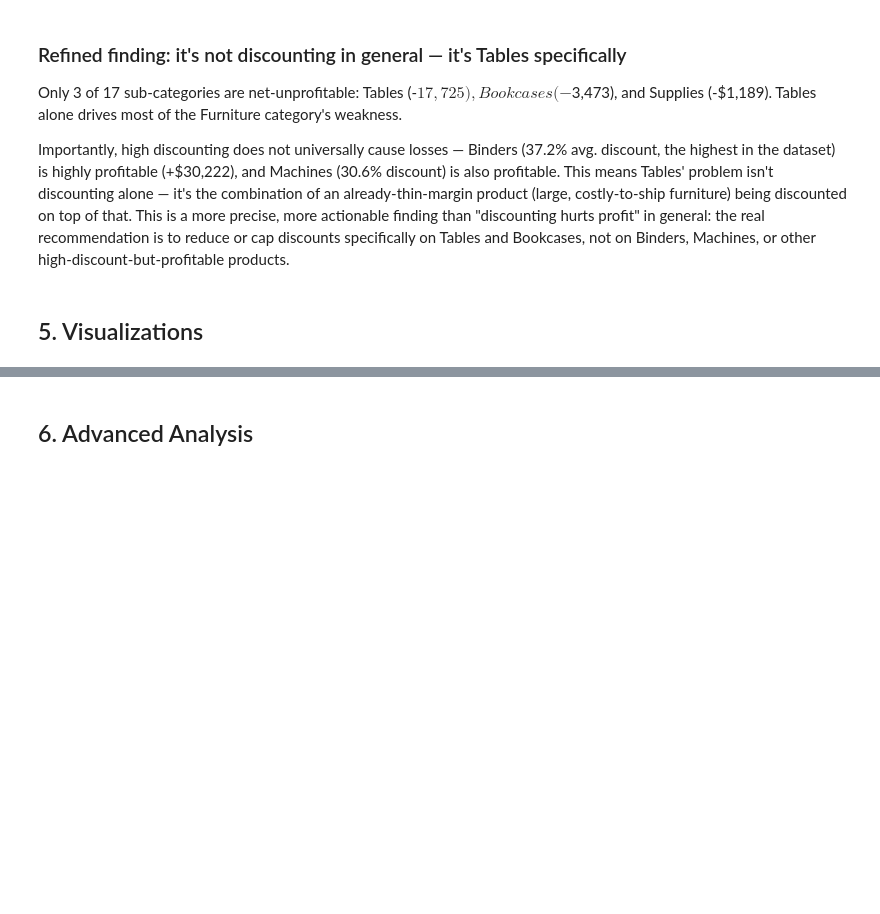
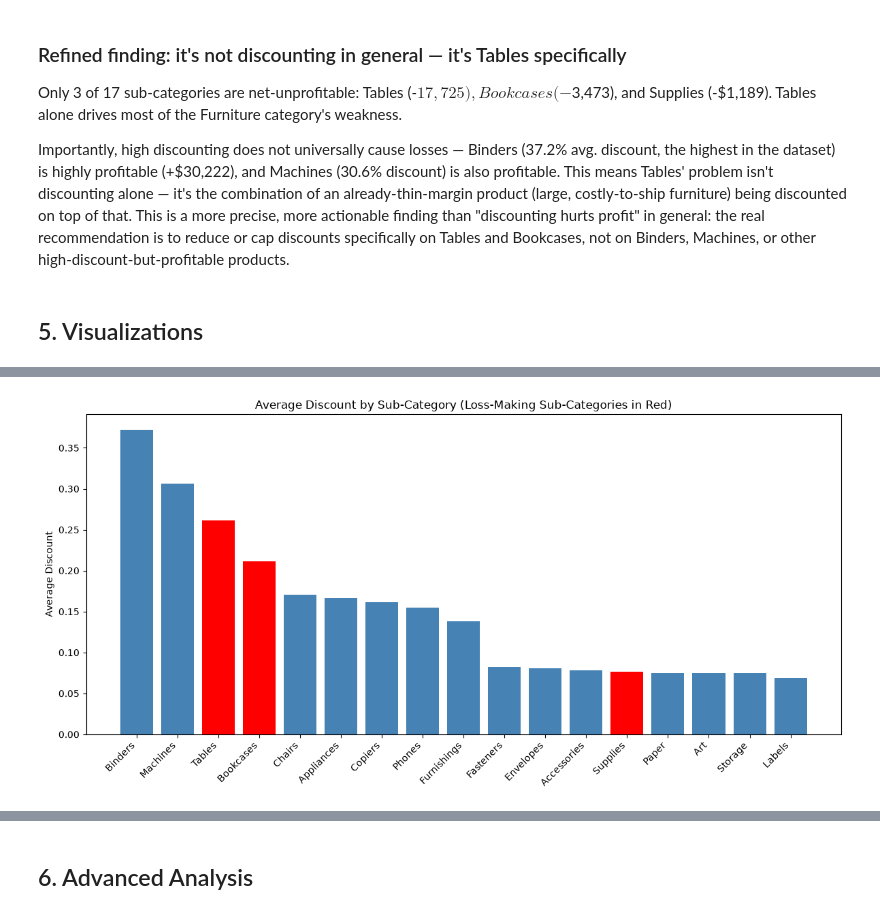
Before and after one commit to drfrenkp-prog/hackathon-1-data-analysis, a Jupyter notebook: notebooks/hackathon1.ipynb, the cells around one changed output, grey strips where cells are left out. Saved outputs shown, nothing was run; the diff lists cells and outputs as text; code cells hidden in the pictures; blank space fills up the shorter version.

```diff
--- a/notebooks/hackathon1.ipynb
+++ b/notebooks/hackathon1.ipynb
@@ -261,0 +315,12 @@ Importantly, high discounting does not universally cause losses — Binders (37.
+# %%
+plt.figure(figsize=(12, 6))
+subcat_discount = df.groupby("Sub-Category")["Discount"].mean().sort_values(ascending=False)
+colors = ["red" if idx in ["Tables", "Bookcases", "Supplies"] else "steelblue" for idx in subcat_discount.index]
+plt.bar(subcat_discount.index, subcat_discount.values, color=colors)
+plt.xticks(rotation=45, ha="right")
+plt.ylabel("Average Discount")
+plt.title("Average Discount by Sub-Category (Loss-Making Sub-Categories in Red)")
+plt.tight_layout()
+plt.show()
+# %% [output]
+[figure, added]
```
Also changed, not shown: parts of 20 cells of this notebook.
